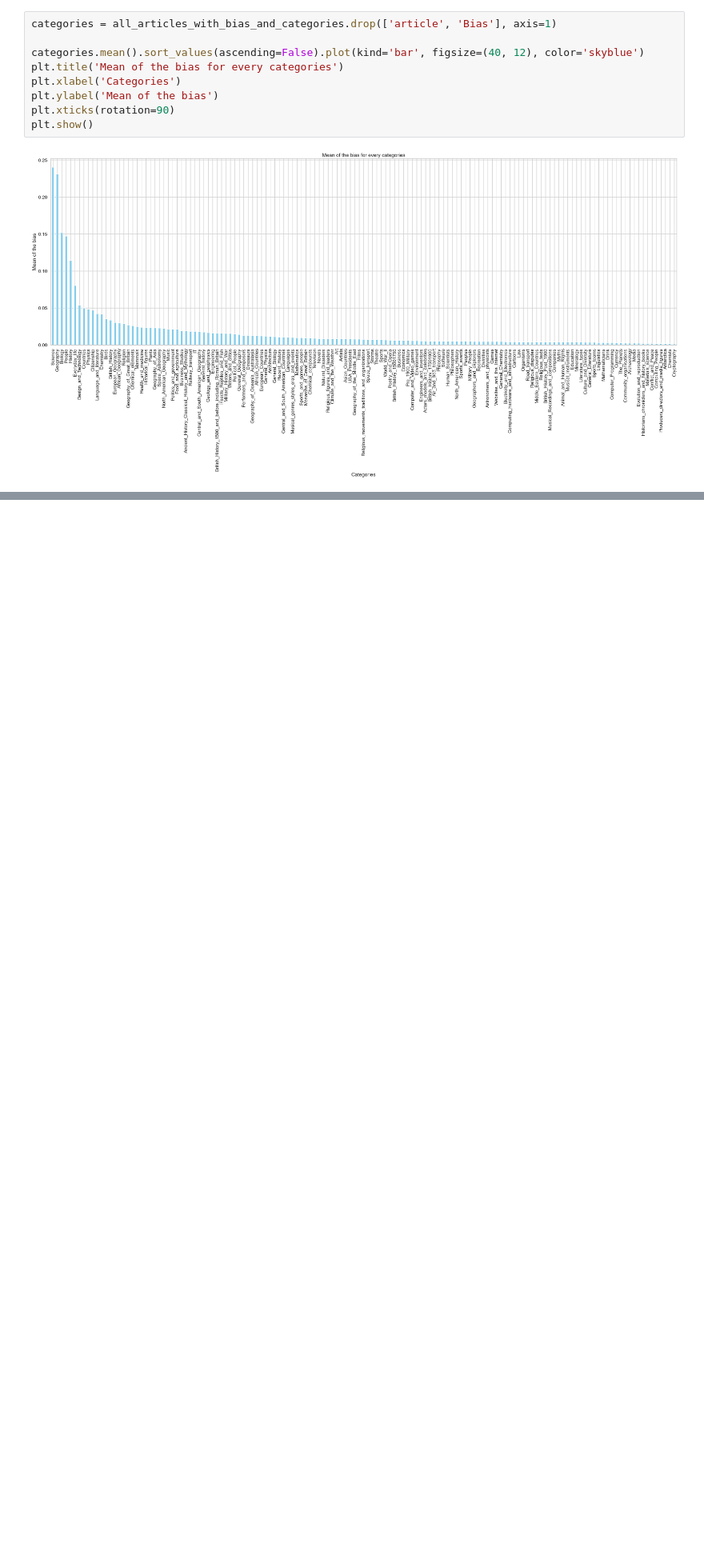
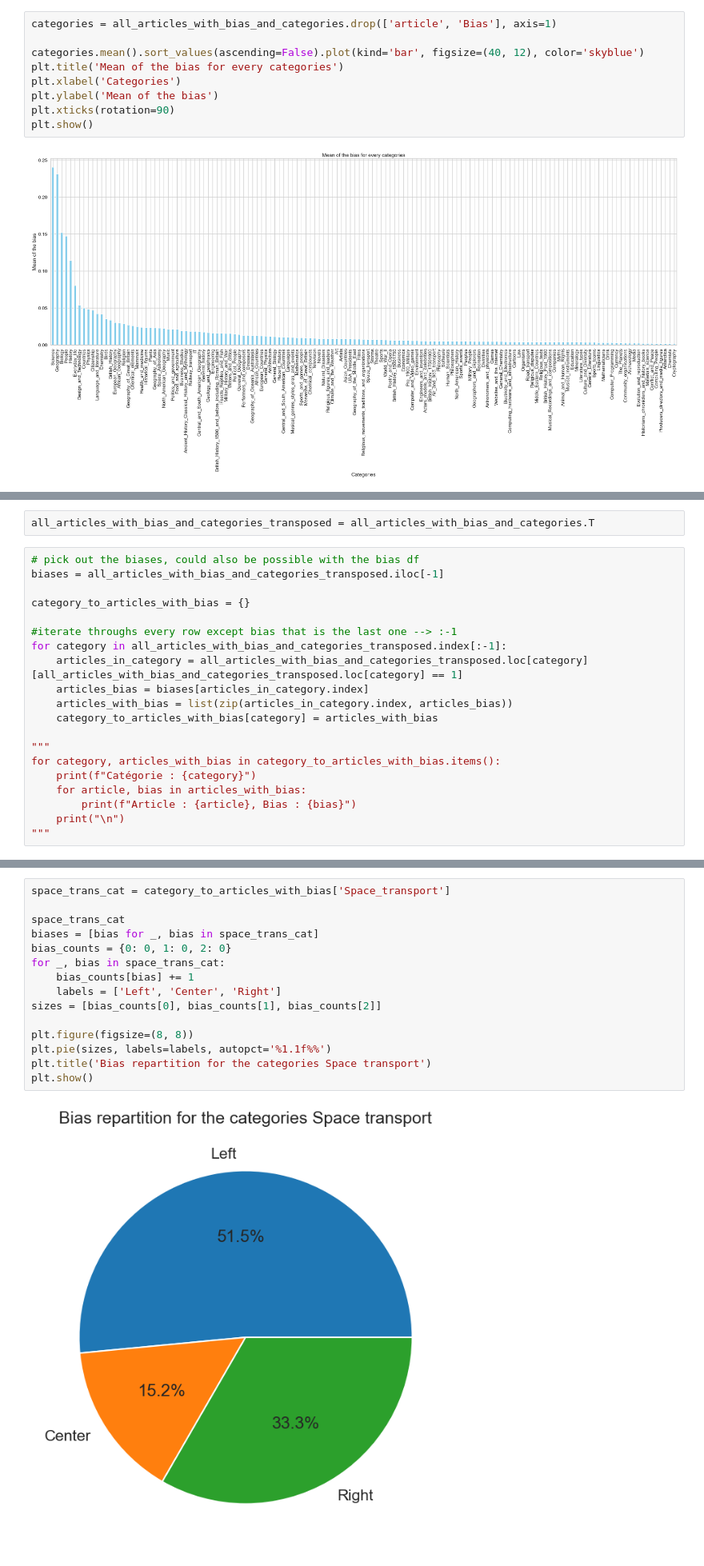
Before and after one commit to epfl-ada/ada-2023-project-miaoumiaou, a Jupyter notebook: Visualisation_wiki.ipynb, the cells around one changed output, grey strips where cells are left out. Shown at 80% size. Drawn from its saved outputs; the diff is of its cells as text; blank space fills up the shorter version.

```diff
--- a/Visualisation_wiki.ipynb
+++ b/Visualisation_wiki.ipynb
@@ -572,0 +583,22 @@ plt.show()
+# %%
+all_articles_with_bias_and_categories_transposed = all_articles_with_bias_and_categories.T
+# %%
+# pick out the biases, could also be possible with the bias df
+biases = all_articles_with_bias_and_categories_transposed.iloc[-1]
+
+category_to_articles_with_bias = {}
+
+#iterate throughs every row except bias that is the last one --> :-1
+for category in all_articles_with_bias_and_categories_transposed.index[:-1]:
+    articles_in_category = all_articles_with_bias_and_categories_transposed.loc[category][all_articles_with_bias_and_categories_transposed.loc[category] == 1]
+    articles_bias = biases[articles_in_category.index]
+    articles_with_bias = list(zip(articles_in_category.index, articles_bias))
+    category_to_articles_with_bias[category] = articles_with_bias
+
+"""
+for category, articles_with_bias in category_to_articles_with_bias.items():
+    print(f"Catégorie : {category}")
+    for article, bias in articles_with_bias:
+        print(f"Article : {article}, Bias : {bias}")
+    print("\n")
+"""
@@ -572,0 +607,17 @@ plt.show()
+# %%
+space_trans_cat = category_to_articles_with_bias['Space_transport']
+
+space_trans_cat
+biases = [bias for _, bias in space_trans_cat]
+bias_counts = {0: 0, 1: 0, 2: 0}
+for _, bias in space_trans_cat:
+    bias_counts[bias] += 1
+    labels = ['Left', 'Center', 'Right']
+sizes = [bias_counts[0], bias_counts[1], bias_counts[2]]
+
+plt.figure(figsize=(8, 8))
+plt.pie(sizes, labels=labels, autopct='%1.1f%%')
+plt.title('Bias repartition for the categories Space transport')
+plt.show()
+# %% [output]
+[figure, added]
```
Also changed, not shown: parts of 13 cells of this notebook.
